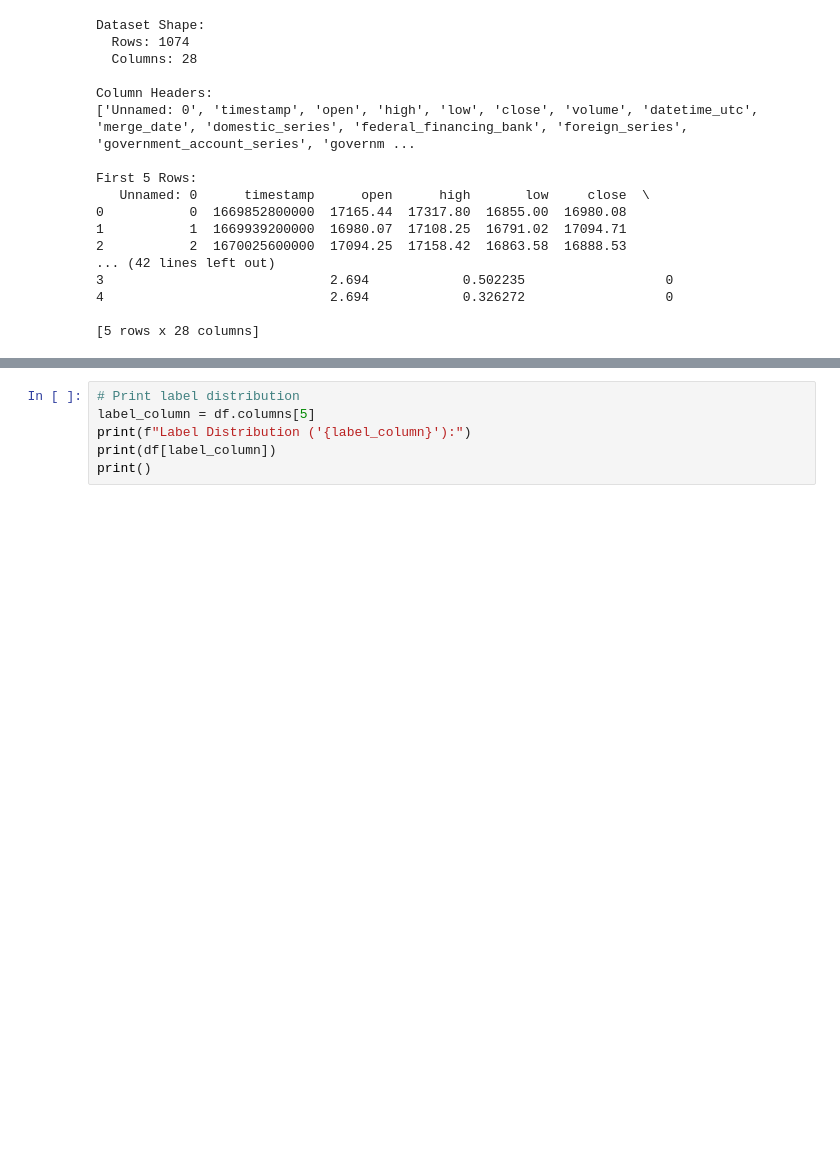
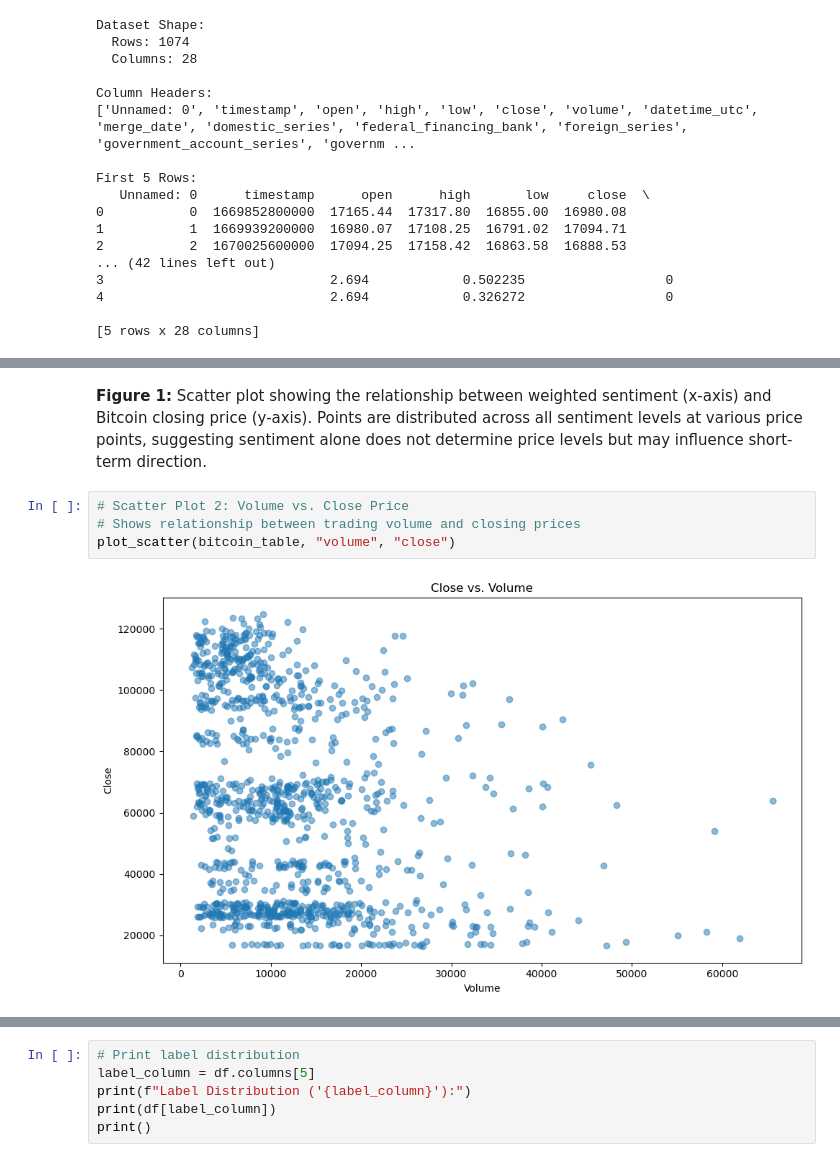
Before and after one commit to J0shua-source/CS-322-ProjectOverview, a Jupyter notebook: Algorithm_Project.ipynb, the cells around one changed output, grey strips where cells are left out. Cells and saved outputs as stored; diff of their text form; blank space fills up the shorter version.

```diff
--- a/Algorithm_Project.ipynb
+++ b/Algorithm_Project.ipynb
@@ -96,0 +124,8 @@ First 5 Rows:
+# %% [markdown]
+**Figure 1:** Scatter plot showing the relationship between weighted sentiment (x-axis) and Bitcoin closing price (y-axis). Points are distributed across all sentiment levels at various price points, suggesting sentiment alone does not determine price levels but may influence short-term direction.
+# %%
+# Scatter Plot 2: Volume vs. Close Price
+# Shows relationship between trading volume and closing prices
+plot_scatter(bitcoin_table, "volume", "close")
+# %% [output]
+[figure, added]
```
Also changed, not shown: parts of 67 cells of this notebook, 3 other files.
